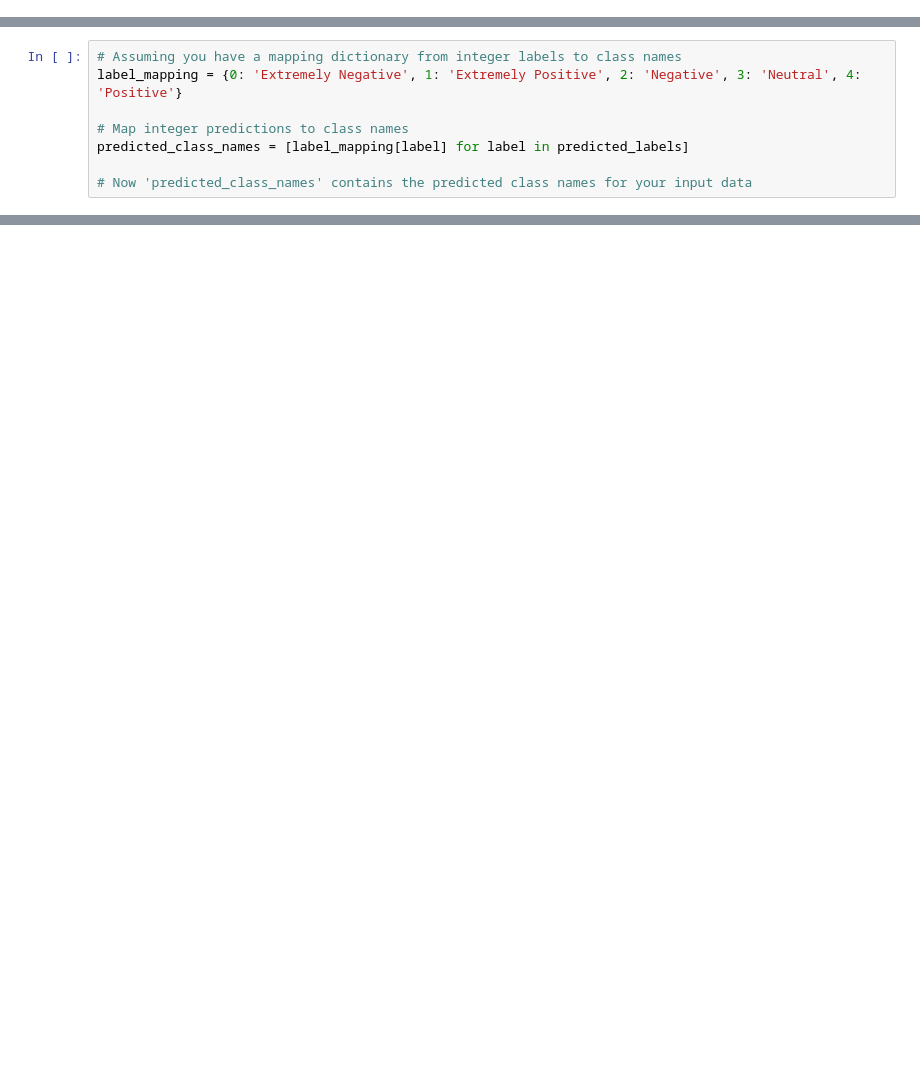
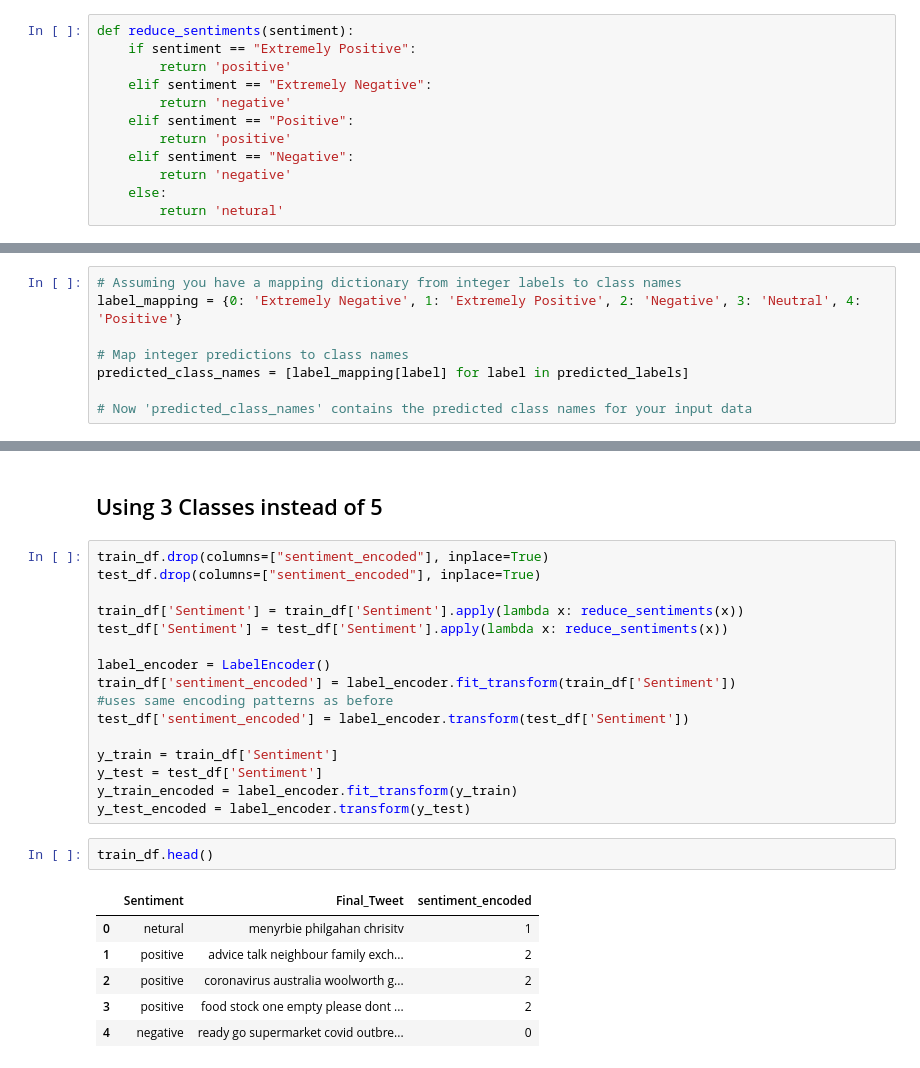
Before and after one commit to ziyadtalha/DataScience, a Jupyter notebook: Coronavirus Tweets NLP/NLP Project.ipynb, the cells around one changed output, grey strips where cells are left out. Cells and saved outputs as stored; diff of their text form; blank space fills up the shorter version.

```diff
--- a/Coronavirus Tweets NLP/NLP Project.ipynb
+++ b/Coronavirus Tweets NLP/NLP Project.ipynb
@@ -59,2 +62,14 @@ def preprocess_tweet(text):
+# %%
+def reduce_sentiments(sentiment):
+    if sentiment == "Extremely Positive":
+        return 'positive'
+    elif sentiment == "Extremely Negative":
+        return 'negative'
+    elif sentiment == "Positive":
+        return 'positive'
+    elif sentiment == "Negative":
+        return 'negative'
+    else:
+        return 'netural'
 # %% [markdown]
 # Loading Data
@@ -427,0 +460,27 @@ Actual Class:  Extremely Positive
+# %% [markdown]
+## Using 3 Classes instead of 5
+# %%
+train_df.drop(columns=["sentiment_encoded"], inplace=True)
+test_df.drop(columns=["sentiment_encoded"], inplace=True)
+
+train_df['Sentiment'] = train_df['Sentiment'].apply(lambda x: reduce_sentiments(x))
+test_df['Sentiment'] = test_df['Sentiment'].apply(lambda x: reduce_sentiments(x))
+
+label_encoder = LabelEncoder()
+train_df['sentiment_encoded'] = label_encoder.fit_transform(train_df['Sentiment'])
+#uses same encoding patterns as before
+test_df['sentiment_encoded'] = label_encoder.transform(test_df['Sentiment'])
+
+y_train = train_df['Sentiment']
+y_test = test_df['Sentiment']
+y_train_encoded = label_encoder.fit_transform(y_train)
+y_test_encoded = label_encoder.transform(y_test)
+# %%
+train_df.head()
+# %% [output]
+|  | Sentiment | Final_Tweet | sentiment_encoded |
+| 0 | netural | menyrbie philgahan chrisitv | 1 |
+| 1 | positive | advice talk neighbour family exch... | 2 |
+| 2 | positive | coronavirus australia woolworth g... | 2 |
+| 3 | positive | food stock one empty please dont ... | 2 |
+| 4 | negative | ready go supermarket covid outbre... | 0 |
```
Also changed, not shown: parts of 28 cells of this notebook, 3 other files.
